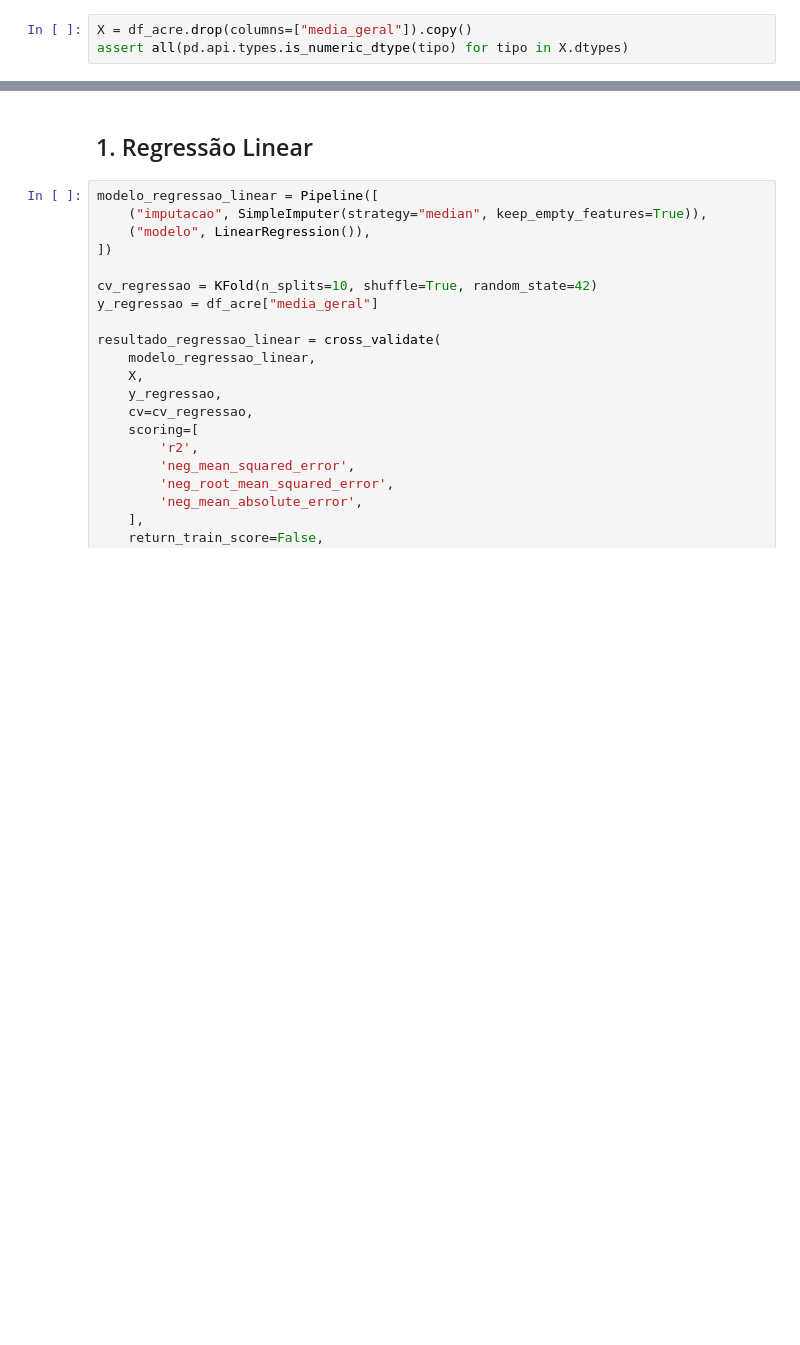
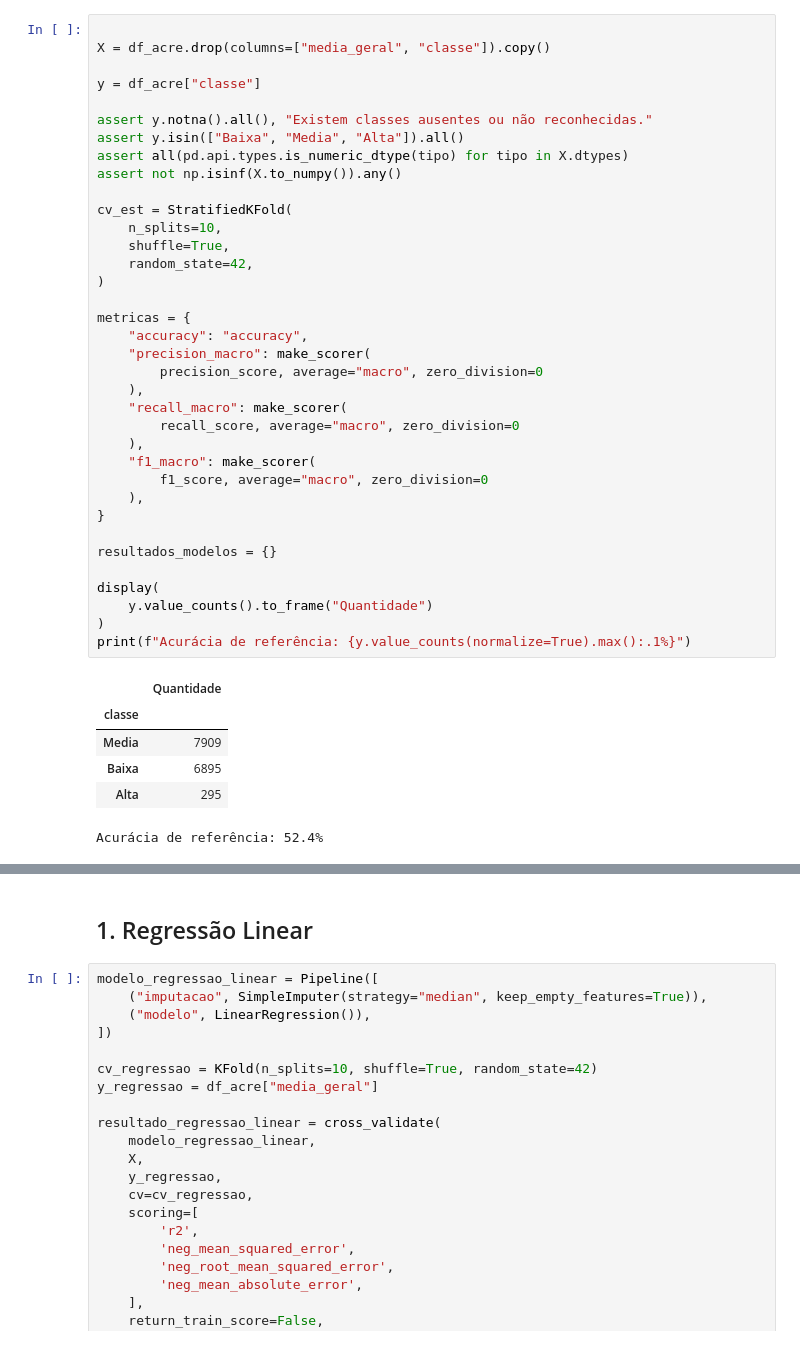
Before and after one commit to mvs105/TESI1-2026.1, a Jupyter notebook: regressao_enem_acre.ipynb, the cells around one changed output, grey strips where cells are left out. Saved outputs shown, nothing was run; the diff lists cells and outputs as text; blank space fills up the shorter version.

```diff
--- a/regressao_enem_acre.ipynb
+++ b/regressao_enem_acre.ipynb
@@ -28,3 +60,43 @@ FileNotFoundError: [Errno 2] No such file or directory: 'base_dados/MICRODADOS_E
 # %%
-X = df_acre.drop(columns=["media_geral"]).copy()
+
+X = df_acre.drop(columns=["media_geral", "classe"]).copy()
+
+y = df_acre["classe"]
+
+assert y.notna().all(), "Existem classes ausentes ou não reconhecidas."
+assert y.isin(["Baixa", "Media", "Alta"]).all()
 assert all(pd.api.types.is_numeric_dtype(tipo) for tipo in X.dtypes)
+assert not np.isinf(X.to_numpy()).any()
+
+cv_est = StratifiedKFold(
+    n_splits=10,
+    shuffle=True,
+    random_state=42,
+)
+
+metricas = {
+    "accuracy": "accuracy",
+    "precision_macro": make_scorer(
+        precision_score, average="macro", zero_division=0
+    ),
+    "recall_macro": make_scorer(
+        recall_score, average="macro", zero_division=0
+    ),
+    "f1_macro": make_scorer(
+        f1_score, average="macro", zero_division=0
+    ),
+}
+
+resultados_modelos = {}
+
+display(
+    y.value_counts().to_frame("Quantidade")
+)
+print(f"Acurácia de referência: {y.value_counts(normalize=True).max():.1%}")
+# %% [output]
+|  | Quantidade |
+| classe |  |
+| Media | 7909 |
+| Baixa | 6895 |
+| Alta | 295 |
+Acurácia de referência: 52.4%
```
Also changed, not shown: parts of 9 cells of this notebook.
